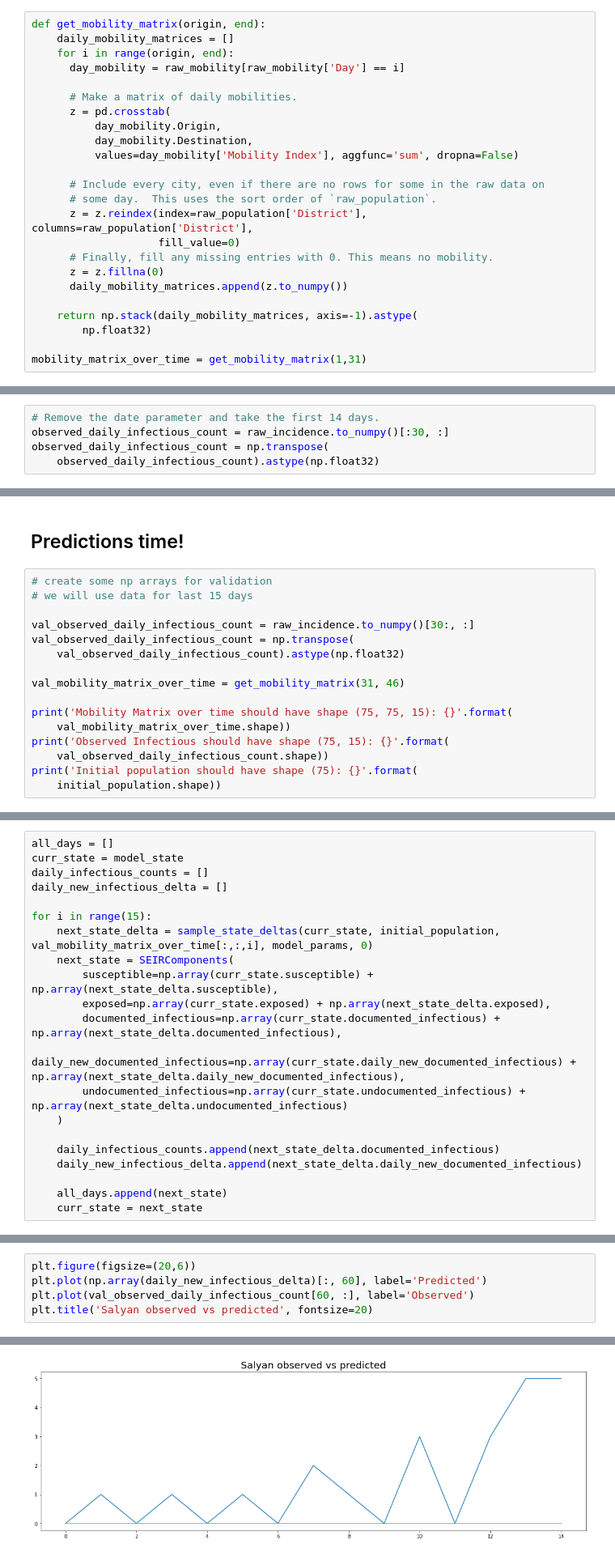
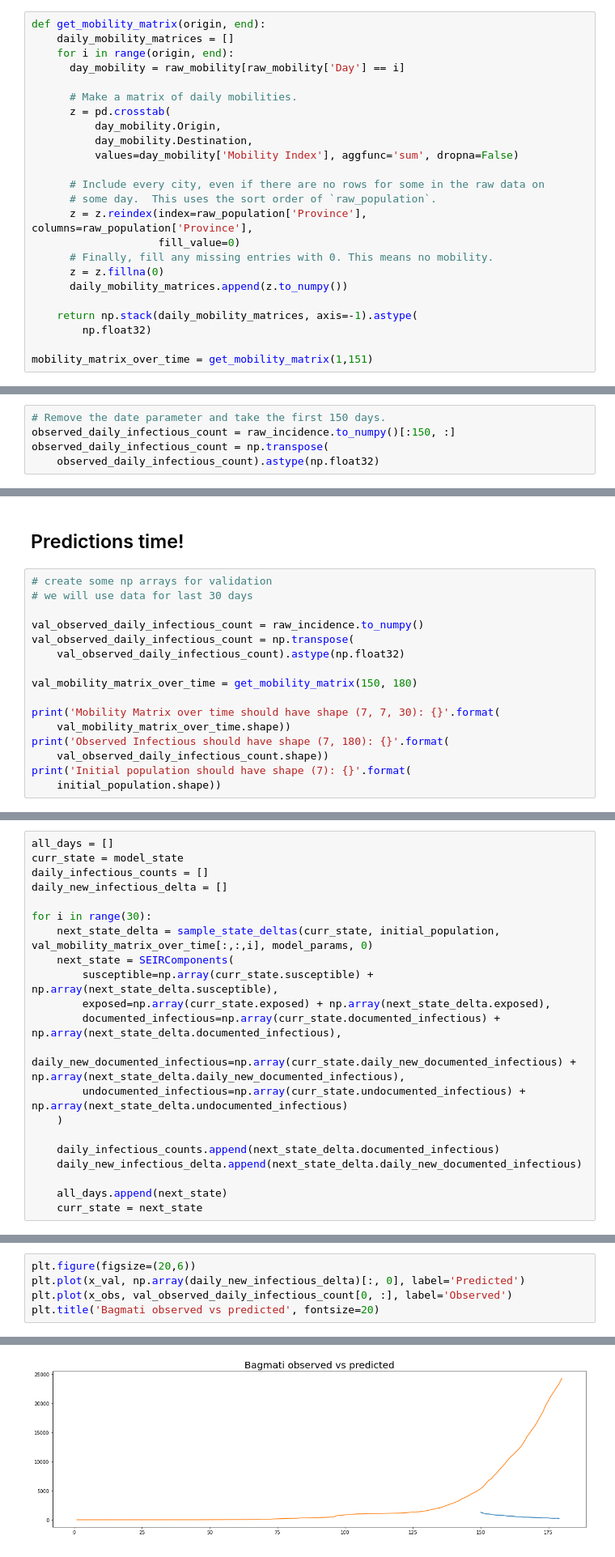
Before and after one commit to PPrasai/SEIR-simulation, a Jupyter notebook: SEIR-intercity.ipynb, the cells around one changed output, grey strips where cells are left out. Shown: that part at 81% size. Cells and saved outputs as stored; diff of their text form.

```diff
--- a/SEIR-intercity.ipynb
+++ b/SEIR-intercity.ipynb
@@ -181,7 +184,7 @@ def get_mobility_matrix(origin, end):
 
       # Include every city, even if there are no rows for some in the raw data on
       # some day.  This uses the sort order of `raw_population`.
-      z = z.reindex(index=raw_population['District'], columns=raw_population['District'],
+      z = z.reindex(index=raw_population['Province'], columns=raw_population['Province'],
                     fill_value=0)
       # Finally, fill any missing entries with 0. This means no mobility.
       z = z.fillna(0)
@@ -190,12 +193,12 @@ def get_mobility_matrix(origin, end):
     return np.stack(daily_mobility_matrices, axis=-1).astype(
         np.float32)
 
-mobility_matrix_over_time = get_mobility_matrix(1,31)
+mobility_matrix_over_time = get_mobility_matrix(1,151)
 # %% [markdown]
 Finally take the observed infections and make an [L, T] table.
 # %%
-# Remove the date parameter and take the first 14 days.
-observed_daily_infectious_count = raw_incidence.to_numpy()[:30, :]
+# Remove the date parameter and take the first 150 days.
+observed_daily_infectious_count = raw_incidence.to_numpy()[:150, :]
 observed_daily_infectious_count = np.transpose(
     observed_daily_infectious_count).astype(np.float32)
 # %% [markdown]
@@ -1024,18 +1155,18 @@ plt.show()
 ## Predictions time!
 # %%
 # create some np arrays for validation
-# we will use data for last 15 days
+# we will use data for last 30 days
 
-val_observed_daily_infectious_count = raw_incidence.to_numpy()[30:, :]
+val_observed_daily_infectious_count = raw_incidence.to_numpy()
 val_observed_daily_infectious_count = np.transpose(
     val_observed_daily_infectious_count).astype(np.float32)
 
-val_mobility_matrix_over_time = get_mobility_matrix(31, 46)
+val_mobility_matrix_over_time = get_mobility_matrix(150, 180)
 
-print('Mobility Matrix over time should have shape (75, 75, 15): {}'.format(
+print('Mobility Matrix over time should have shape (7, 7, 30): {}'.format(
     val_mobility_matrix_over_time.shape))
-print('Observed Infectious should have shape (75, 15): {}'.format(
+print('Observed Infectious should have shape (7, 180): {}'.format(
     val_observed_daily_infectious_count.shape))
-print('Initial population should have shape (75): {}'.format(
+print('Initial population should have shape (7): {}'.format(
     initial_population.shape))
 # %% [output]
@@ -1087,7 +1247,7 @@ curr_state = model_state
 daily_infectious_counts = []
 daily_new_infectious_delta = []
 
-for i in range(15):
+for i in range(30):
     next_state_delta = sample_state_deltas(curr_state, initial_population, val_mobility_matrix_over_time[:,:,i], model_params, 0)
     next_state = SEIRComponents(
         susceptible=np.array(curr_state.susceptible) + np.array(next_state_delta.susceptible),
@@ -1162,7 +1313,7 @@ Text(0.5, 0.98, 'Comparision between observed and predicted daily new cases')
 District Salyan does not have any documented infectious individuals. Let's see what our model says about that.
 # %%
 plt.figure(figsize=(20,6))
-plt.plot(np.array(daily_new_infectious_delta)[:, 60], label='Predicted')
-plt.plot(val_observed_daily_infectious_count[60, :], label='Observed')
-plt.title('Salyan observed vs predicted', fontsize=20)
+plt.plot(x_val, np.array(daily_new_infectious_delta)[:, 0], label='Predicted')
+plt.plot(x_obs, val_observed_daily_infectious_count[0, :], label='Observed')
+plt.title('Bagmati observed vs predicted', fontsize=20)
 # %% [output]
@@ -1170,4 +1321,4 @@ Text(0.5, 1.0, 'Salyan observed vs predicted')
-[figure, old version]
+[figure, new version]
 # %% [markdown]
 Not bad.
 # %% [markdown]
```
Also changed, not shown: parts of 41 cells of this notebook.
